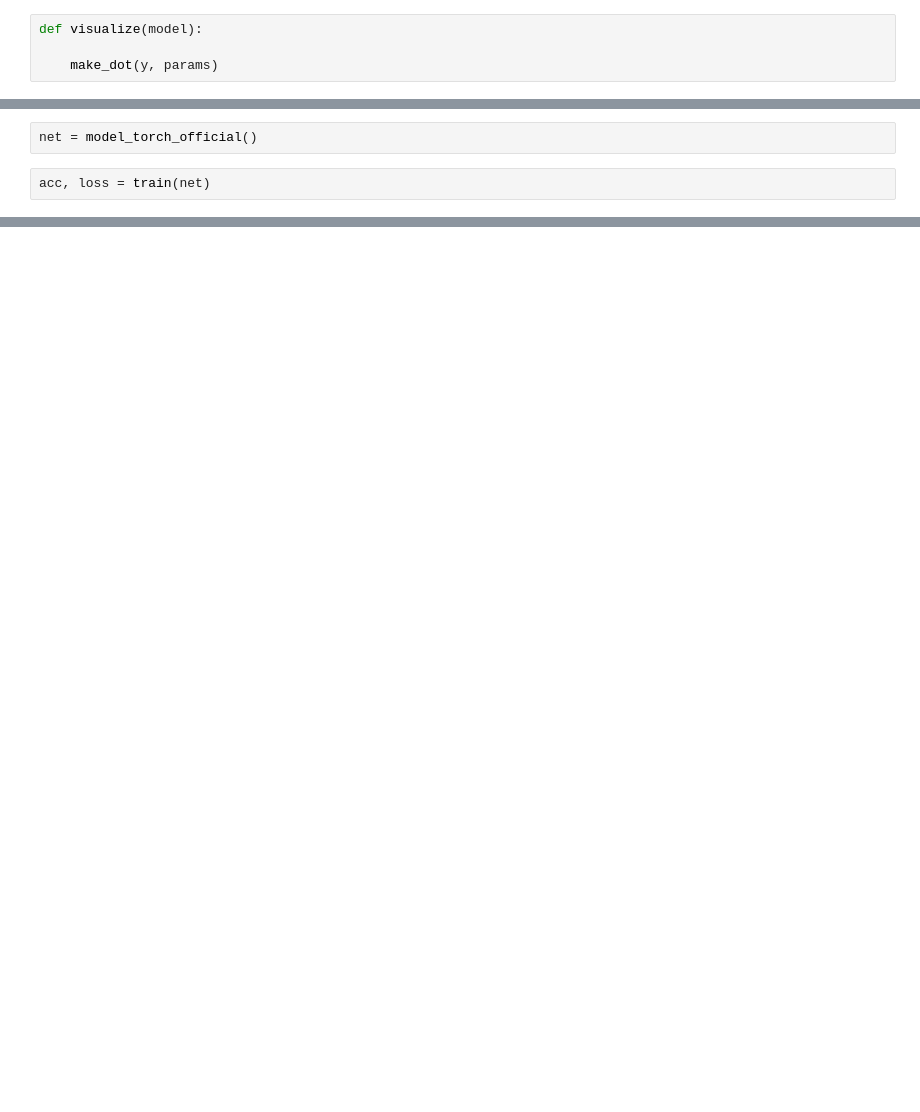
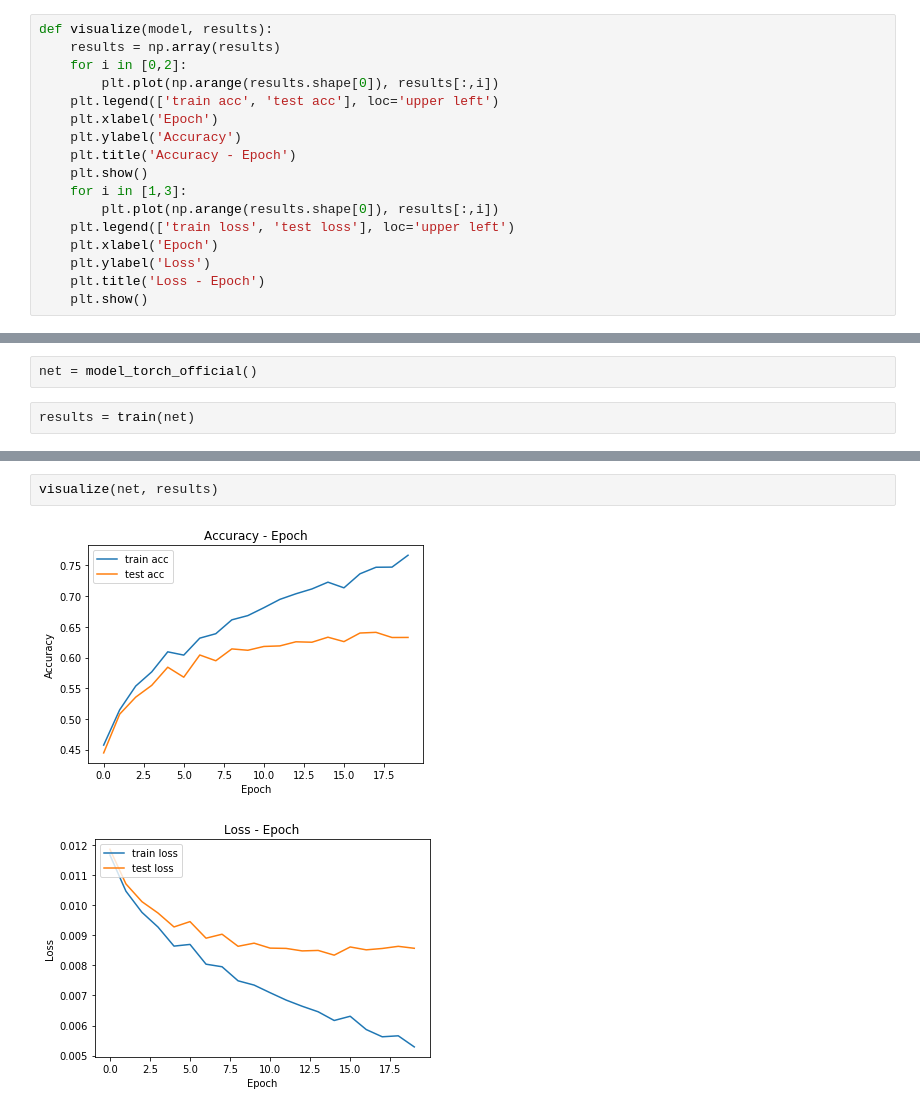
Before and after one commit to Fnjn/UCSD-CSE-253, a Jupyter notebook: hw3/Cifar10_qinacme.ipynb, the cells around one changed output, grey strips where cells are left out. Drawn from its saved outputs; the diff is of its cells as text; blank space fills up the shorter version.

Commit message:
[qinacme]: Add plotting. Do some integrations.

```diff
--- a/hw3/Cifar10_qinacme.ipynb
+++ b/hw3/Cifar10_qinacme.ipynb
@@ -115,7 +111,20 @@ def test(model):
     for i in range(10):
         print('Accuracy of {:<5} : {:0.2f}%'
               .format(classes[i], 100*class_correct[i]/class_total[i]))
-# %%
-def visualize(model):
-
-    make_dot(y, params)
+# %%
+def visualize(model, results):
+    results = np.array(results)
+    for i in [0,2]:
+        plt.plot(np.arange(results.shape[0]), results[:,i])
+    plt.legend(['train acc', 'test acc'], loc='upper left')
+    plt.xlabel('Epoch')
+    plt.ylabel('Accuracy')
+    plt.title('Accuracy - Epoch')
+    plt.show()
+    for i in [1,3]:
+        plt.plot(np.arange(results.shape[0]), results[:,i])
+    plt.legend(['train loss', 'test loss'], loc='upper left')
+    plt.xlabel('Epoch')
+    plt.ylabel('Loss')
+    plt.title('Loss - Epoch')
+    plt.show()
@@ -122,5 +133,5 @@ def visualize(model):
 # %%
 net = model_torch_official()
 # %%
-acc, loss = train(net)
+results = train(net)
 # %% [output]
@@ -143,4 +154,9 @@ acc, loss = train(net)
 Finished Training
+# %%
+visualize(net, results)
+# %% [output]
+[figure, added]
+[figure, added]
 # %%
 test(net)
 # %% [output]
```
Also changed, not shown: parts of 23 cells of this notebook, 3 other files.
